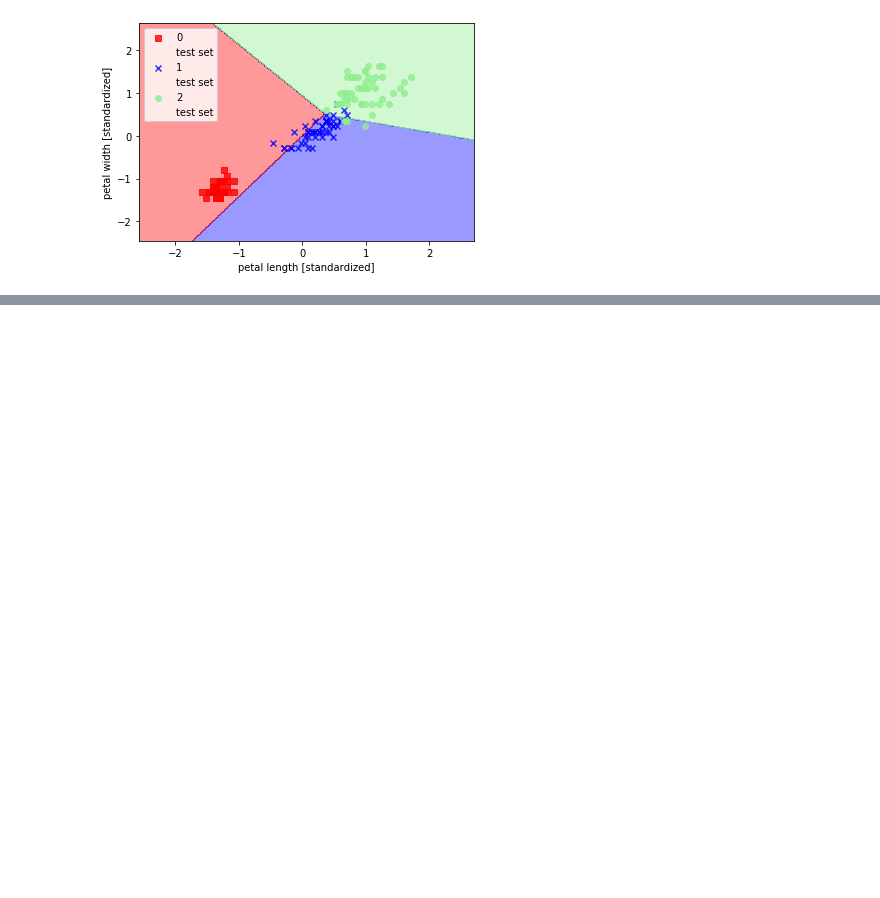
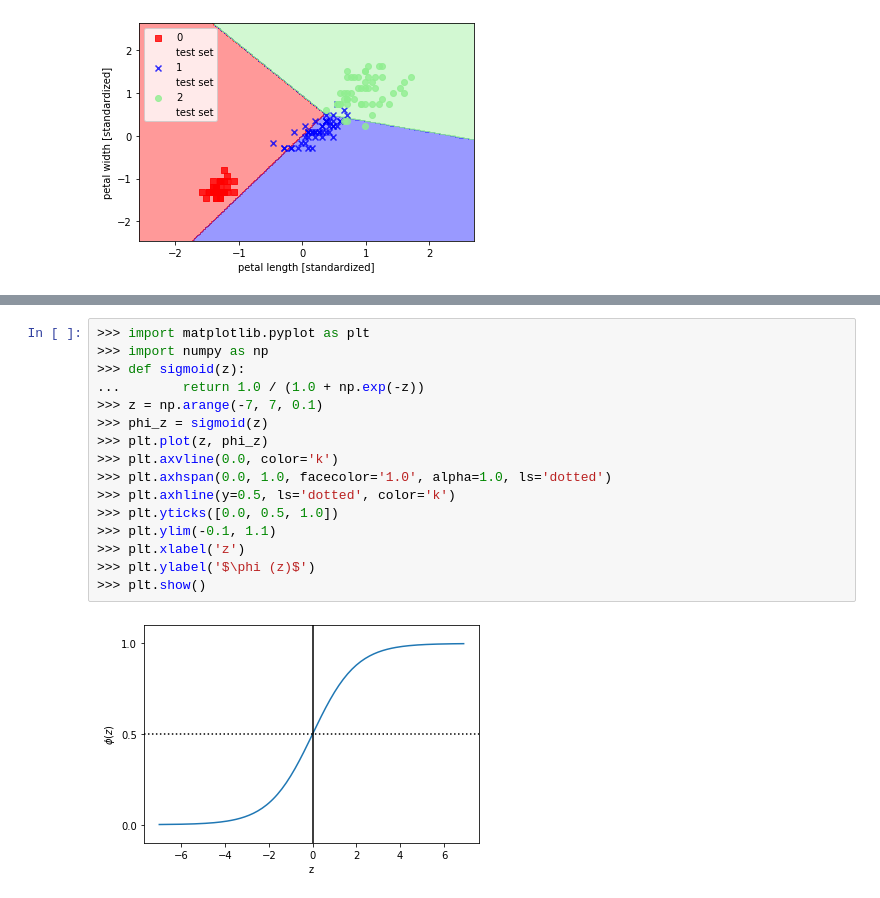
Before and after one commit to raoamalik/machine_learning_models, a Jupyter notebook: Classification_using_Linear_Models.ipynb, the cells around one changed output, grey strips where cells are left out. Saved outputs shown, nothing was run; the diff lists cells and outputs as text; blank space fills up the shorter version.

```diff
--- a/Classification_using_Linear_Models.ipynb
+++ b/Classification_using_Linear_Models.ipynb
@@ -115,0 +132,18 @@ plt.show()
+# %%
+>>> import matplotlib.pyplot as plt
+>>> import numpy as np
+>>> def sigmoid(z):
+...        return 1.0 / (1.0 + np.exp(-z))
+>>> z = np.arange(-7, 7, 0.1)
+>>> phi_z = sigmoid(z)
+>>> plt.plot(z, phi_z)
+>>> plt.axvline(0.0, color='k')
+>>> plt.axhspan(0.0, 1.0, facecolor='1.0', alpha=1.0, ls='dotted')
+>>> plt.axhline(y=0.5, ls='dotted', color='k')
+>>> plt.yticks([0.0, 0.5, 1.0])
+>>> plt.ylim(-0.1, 1.1)
+>>> plt.xlabel('z')
+>>> plt.ylabel('$\phi (z)$')
+>>> plt.show()
+# %% [output]
+[figure, added]
```
Also changed, not shown: parts of 6 cells of this notebook, 8 other files.
